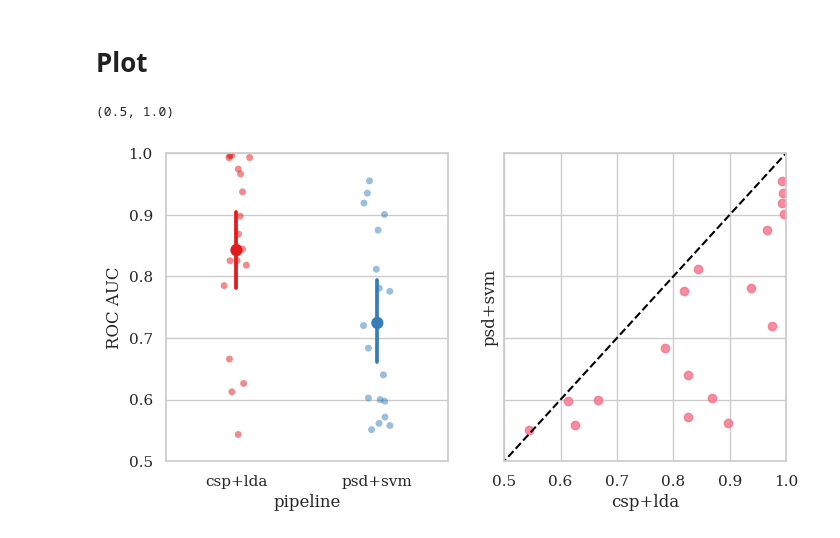
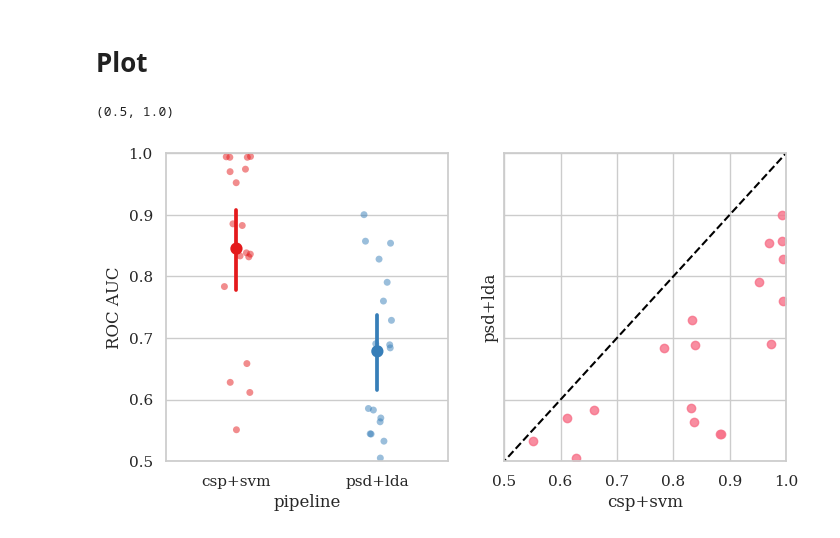
Before and after one commit to ad-jusk/eeg_transformer, a Jupyter notebook: mtl.ipynb, the cells around one changed output. Saved outputs shown, nothing was run; the diff lists cells and outputs as text; code cells hidden in the pictures.

Commit message:
pca args remove, se all channels

```diff
--- a/mtl.ipynb
+++ b/mtl.ipynb
@@ -28,7 +28,7 @@ warnings.filterwarnings("ignore")
 # %%
 dataset = BNCI2014_001()
 dataset.subject_list = [1, 2, 3, 4, 5, 6, 7, 8, 9]
-paradigm = LeftRightImagery()
+paradigm = LeftRightImagery(channels=None)
 data = dataset.get_data(subjects=[1])
 data[1]["0train"]["0"]
 # %% [output]
@@ -56,12 +56,14 @@ data[1]["0train"]["0"]
 **2** - PSD + LDA
 # %%
 pipelines = {
-    "csp+lda": make_pipeline(CSP(n_components=6), LDA()),
-    "psd+svm": make_pipeline(
+    "csp+svm": make_pipeline(CSP(n_components=6), SVC(kernel="linear")),
+    "psd+lda": make_pipeline(
+
         PSDEstimator(fmin=7, fmax=31, sfreq=250),
         FunctionTransformer(lambda X: X.reshape(X.shape[0], -1)),
-        SVC(kernel="linear"),
+        LDA(),
     ),
+
 }
 # %% [markdown]
 # Evaluate
@@ -109,27 +111,27 @@ results
 # %%
 fig, axes = plt.subplots(1, 2, figsize=[8, 4], sharey=True)
 
 sns.stripplot(
     data=results,
     y="score",
     x="pipeline",
     ax=axes[0],
     jitter=True,
     alpha=0.5,
     zorder=1,
     palette="Set1",
 )
 sns.pointplot(data=results, y="score", x="pipeline", ax=axes[0], palette="Set1")
 
 axes[0].set_ylabel("ROC AUC")
 axes[0].set_ylim(0.5, 1)
 
 paired = results.pivot_table(values="score", columns="pipeline", index=["subject", "session"])
 paired = paired.reset_index()
 
-sns.regplot(data=paired, y="psd+svm", x="csp+lda", ax=axes[1], fit_reg=False)
+sns.regplot(data=paired, y="psd+lda", x="csp+svm", ax=axes[1], fit_reg=False)
 axes[1].plot([0, 1], [0, 1], ls="--", c="k")
 axes[1].set_xlim(0.5, 1)
 # %% [output]
 (0.5, 1.0)
-[figure, old version]
+[figure, new version]
```
Also changed, not shown: parts of 2 cells of this notebook, 2 other files.
